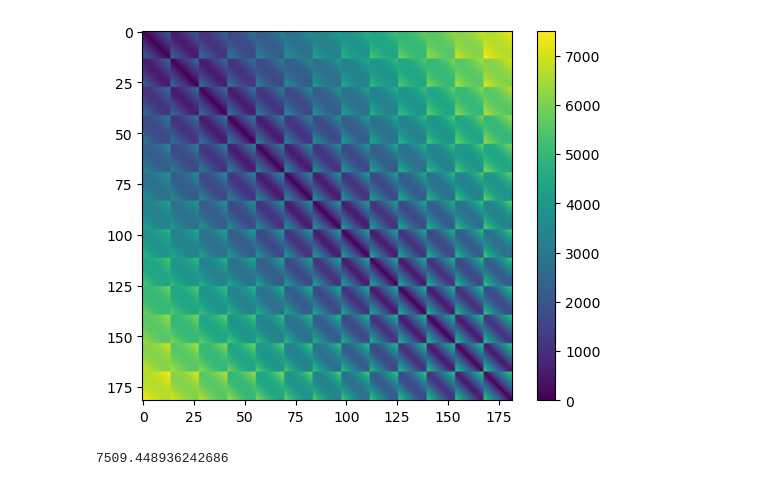
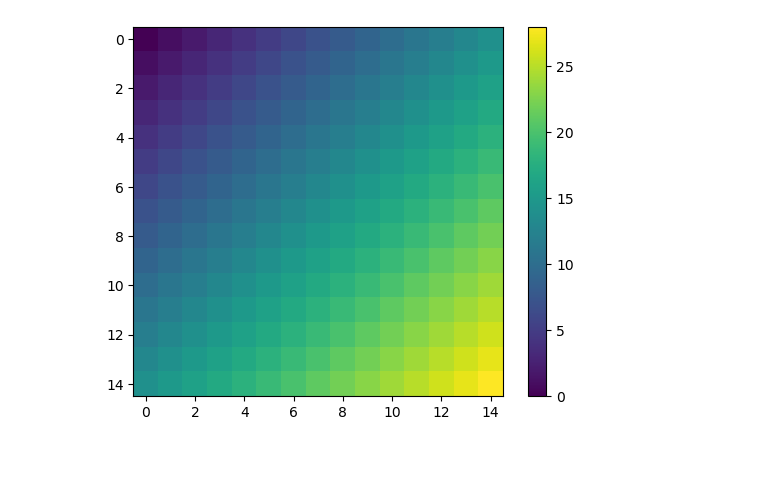
Before and after one commit to david-strahl/quasibi-europe, a Jupyter notebook: code/adjecency_matrix.ipynb, the cells around one changed output. Drawn from its saved outputs; the diff is of its cells as text; code cells hidden in the pictures; blank space fills up the shorter version.

```diff
--- a/code/adjecency_matrix.ipynb
+++ b/code/adjecency_matrix.ipynb
@@ -177,24 +39,0 @@ D = distance_matrix(N, N)
-# %%
-N = temps.shape[0]
-
-lat = air.lat.to_numpy()
-lon = air.lon.to_numpy()
-
-D = np.zeros_like(A, dtype="float")
-for i in range(N):
-    for j in range(N):
-        lat_i = lat[i // 14]
-        lon_i = lon[i % 14]
-        lat_j = lat[j // 14]
-        lon_j = lon[j % 14]
-        D[i, j] = great_circle([lat_i, lon_i], [lat_j, lon_j]).km
-
-D = D + D.T
-# %%
-plt.imshow(D)
-plt.colorbar()
-plt.show()
-np.max(D)
-# %% [output]
-[figure, removed]
-7509.448936242686
@@ -242 +40,8 @@ def create_surrogate_adjacency_matrix(adjacency_matrix, distance_matrix, **kwarg
+# %%
+D = np.fromfunction(lambda i, j: i + j, (15, 15))
+plt.imshow(D)
+plt.colorbar()
+plt.show()
+# %% [output]
+[figure, added]
 # %%
```
Also changed, not shown: parts of 19 cells of this notebook, 59 other files.
